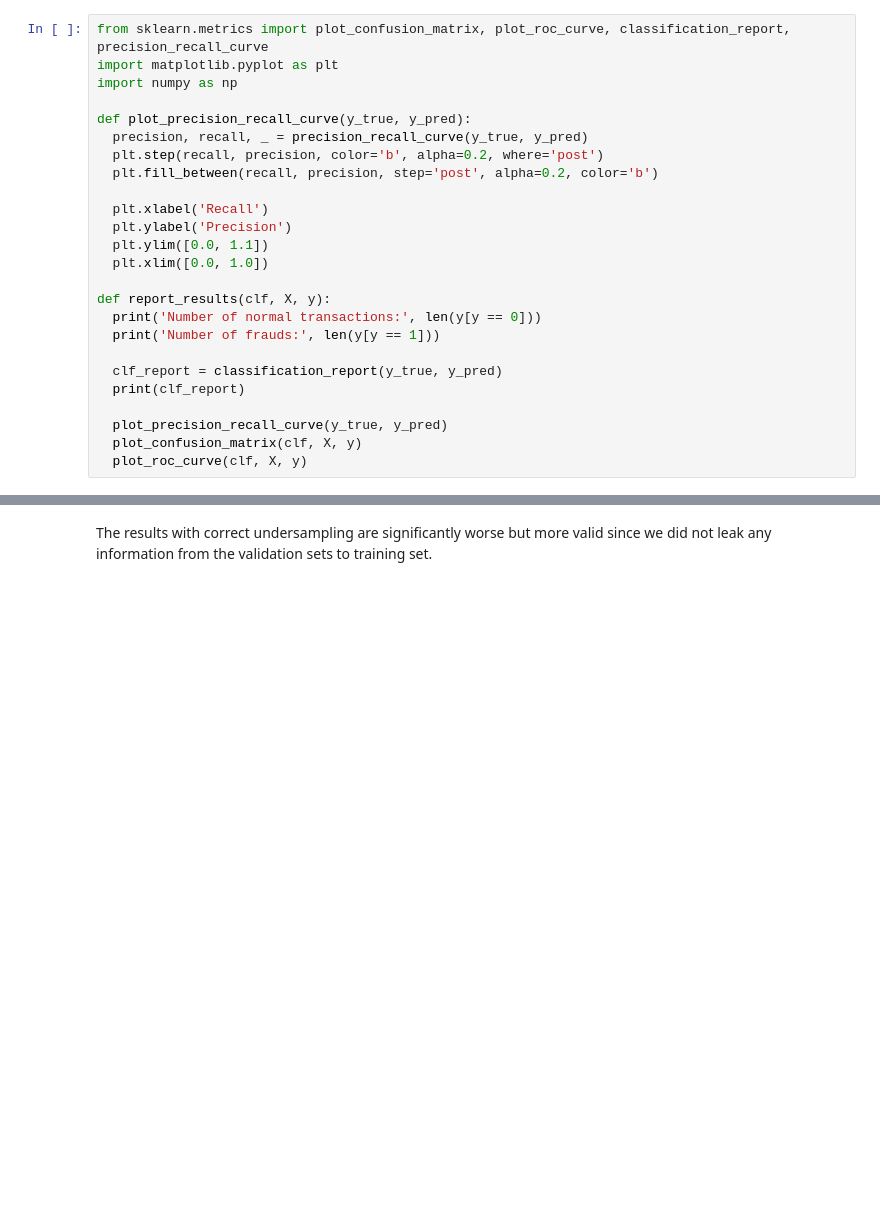
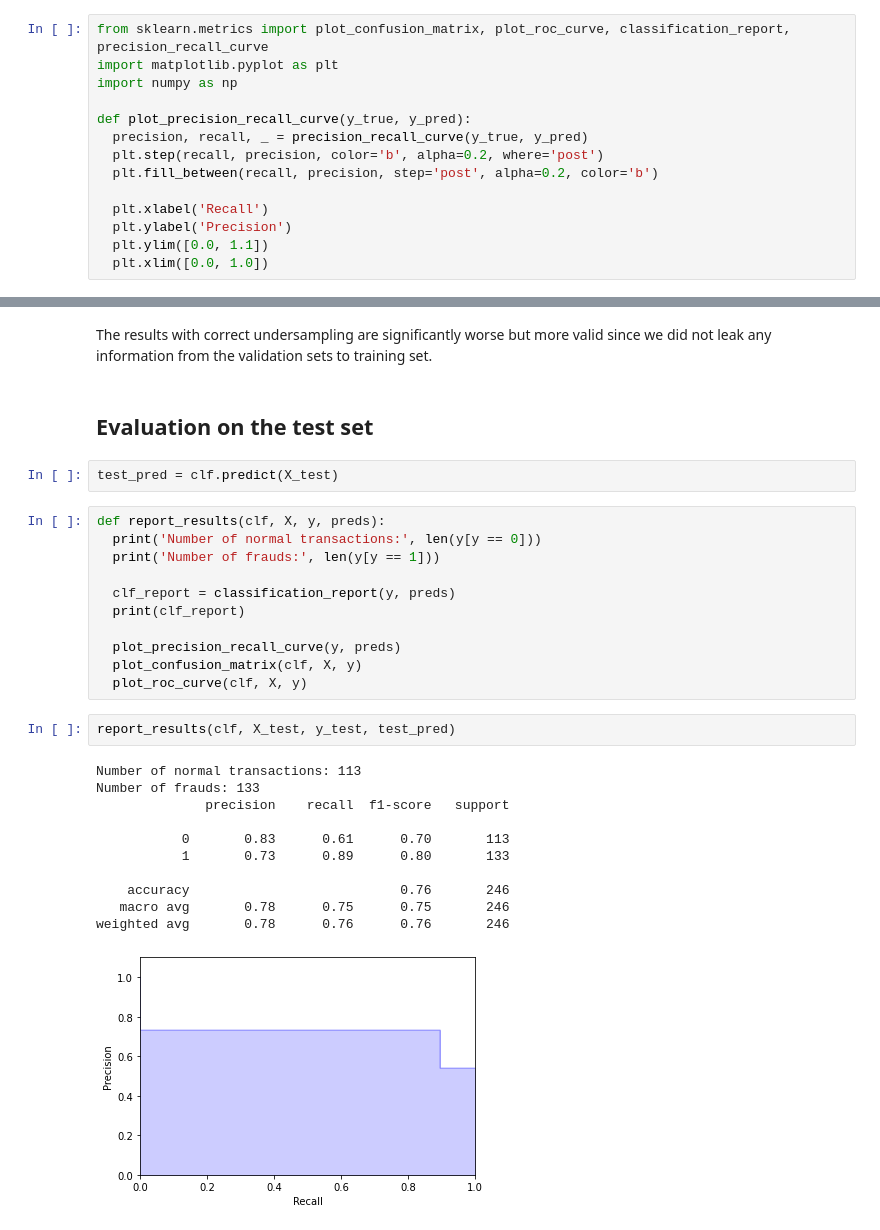
Before and after one commit to laaksonel/machine-learning, a Jupyter notebook: credit_card_svm.ipynb, the cells around one changed output, grey strips where cells are left out. Drawn from its saved outputs; the diff is of its cells as text; blank space fills up the shorter version.

Commit message:
Test set evaluation report

```diff
--- a/credit_card_svm.ipynb
+++ b/credit_card_svm.ipynb
@@ -297,17 +297,6 @@ def plot_precision_recall_curve(y_true, y_pred):
   plt.ylabel('Precision')
   plt.ylim([0.0, 1.1])
   plt.xlim([0.0, 1.0])
-
-def report_results(clf, X, y):
-  print('Number of normal transactions:', len(y[y == 0]))
-  print('Number of frauds:', len(y[y == 1]))
-
-  clf_report = classification_report(y_true, y_pred)
-  print(clf_report)
-
-  plot_precision_recall_curve(y_true, y_pred)
-  plot_confusion_matrix(clf, X, y)
-  plot_roc_curve(clf, X, y)
 # %%
 plot_precision_recall_curve(y_train, pred)
 # %% [output]
@@ -361,3 +350,32 @@ Recall Score: 0.95
 F1 Score: 0.01
 # %% [markdown]
 The results with correct undersampling are significantly worse but more valid since we did not leak any information from the validation sets to training set.
+# %% [markdown]
+## Evaluation on the test set
+# %%
+test_pred = clf.predict(X_test)
+# %%
+def report_results(clf, X, y, preds):
+  print('Number of normal transactions:', len(y[y == 0]))
+  print('Number of frauds:', len(y[y == 1]))
+
+  clf_report = classification_report(y, preds)
+  print(clf_report)
+
+  plot_precision_recall_curve(y, preds)
+  plot_confusion_matrix(clf, X, y)
+  plot_roc_curve(clf, X, y)
+# %%
+report_results(clf, X_test, y_test, test_pred)
+# %% [output]
+Number of normal transactions: 113
+Number of frauds: 133
+              precision    recall  f1-score   support
+
+           0       0.83      0.61      0.70       113
+           1       0.73      0.89      0.80       133
+
+    accuracy                           0.76       246
+   macro avg       0.78      0.75      0.75       246
+weighted avg       0.78      0.76      0.76       246
+[figure, added]
```
Also changed, not shown: parts of 7 cells of this notebook.
